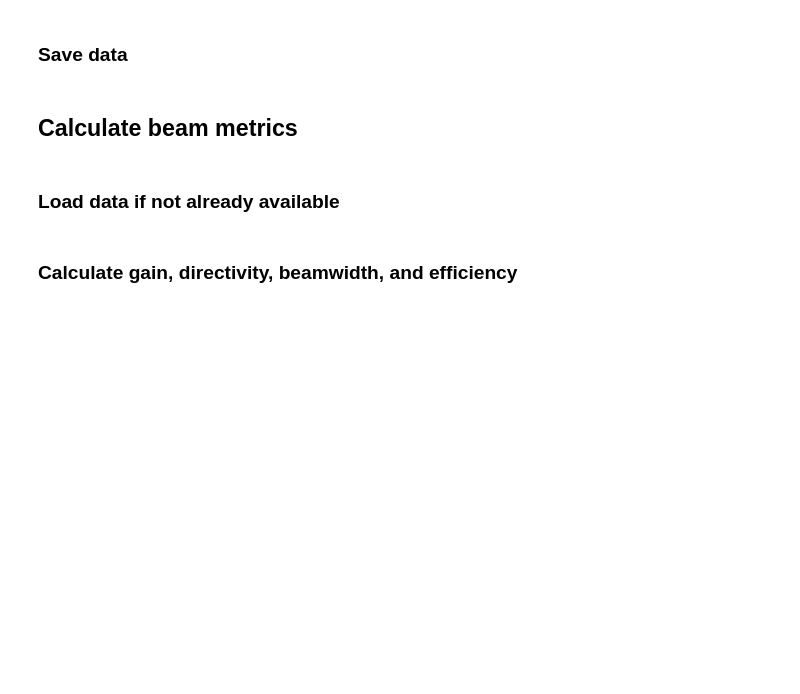
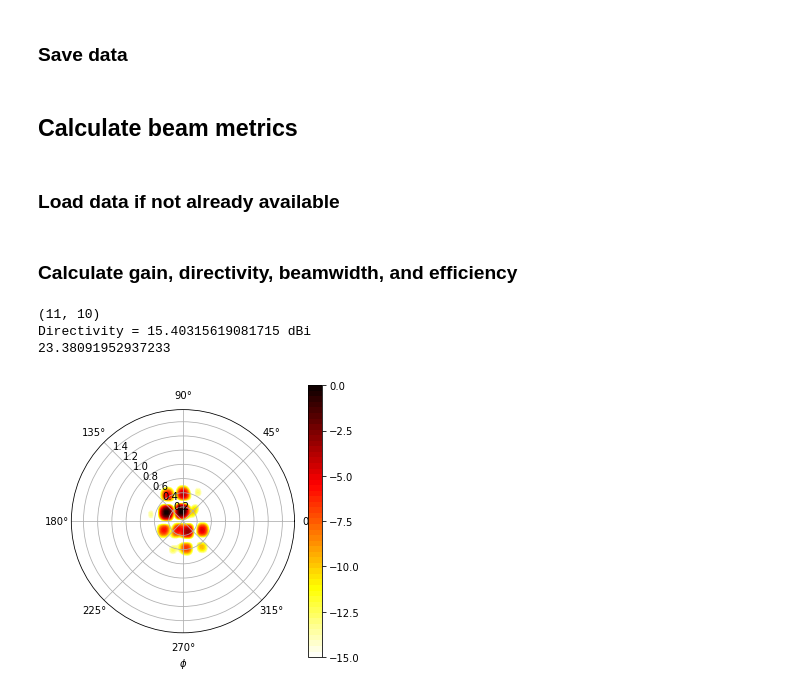
Before and after one commit to aaronvd/Acquisition-Code, a Jupyter notebook: Measurement Code/Python/Gain Measurement/NFS Script.ipynb, the cells around one changed output. Cells and saved outputs as stored; diff of their text form; code cells hidden in the pictures; blank space fills up the shorter version.

```diff
--- a/Measurement Code/Python/Gain Measurement/NFS Script.ipynb
+++ b/Measurement Code/Python/Gain Measurement/NFS Script.ipynb
@@ -441,2 +438,51 @@ SGA = scipy.io.loadmat('Path/to/standard/antenna/file')
+# %%
+AUT = scipy.io.loadmat('C:/Users/smithlab/Documents/Near_Field_Scans/Mike_Antenna_2022-02-10')
+SGA = scipy.io.loadmat('C:/Users/smithlab/Documents/Near_Field_Scans/Mike_Antenna_2022-02-10')
 # %% [markdown]
 ### Calculate gain, directivity, beamwidth, and efficiency
+# %%
+Theta_far = AUT['Theta_far']
+Phi_far = AUT['Phi_far']
+E_AUT = AUT['E_far']
+f = AUT['f']
+
+Lx_ap = 130
+Ly_ap = 120
+
+U_int = np.abs(np.sum(E_AUT * np.conjugate(E_AUT), 4)).astype(np.float32)
+P_rad = np.trapz(np.trapz(U_int, np.unique(Theta_far), axis=0), np.unique(Phi_far), axis=0)
+print(P_rad.shape)
+
+C = 3E8
+lam = C/f[0,:]
+
+D_max = 4*np.pi*np.amax(U_int, axis=(0,1))/P_rad
+f_indx = np.argmin(np.abs(f - 10E9))
+print('Directivity =', 10*np.log10(D_max[f_indx,0]), 'dBi')
+D_theoretical = 4*np.pi*(Lx_ap/1000 * Ly_ap/1000)/lam[f_indx]**2
+print(10*np.log10(D_theoretical))
+# %% [output]
+(11, 10)
+Directivity = 15.40315619081715 dBi
+23.38091952937233
+# %%
+f_indx = np.argmin(np.abs(f - 10E9))
+m_indx = 0
+
+# fig, ax1 = plt.subplots(1, 1, figsize=(5,5))
+# ax1.imshow(measurements[:,:,0,0,0], extent=(np.min(x_probe), np.max(x_probe), np.min(y_probe), np.max(y_probe)))
+# ax1.set_xlabel('x (mm)')
+# ax1.set_ylabel('y (mm)')
+# plt.show()
+
+fig, ax2 = plt.subplots(subplot_kw=dict(projection='polar'), figsize=(5,5))
+cs = ax2.contourf(Phi_far, Theta_far, 10*np.log10(E_int[:,:,f_indx,m_indx]/np.amax(E_int[:,:,f_indx,m_indx])),
+            np.linspace(-15, 0, 50),
+            cmap=plt.cm.hot_r)
+ax2.grid(True)
+ax2.set_rlabel_position(135)
+fig.colorbar(cs, ticks=np.linspace(-15, 0, 7))
+plt.xlabel('$\phi$')
+plt.show()
+# %% [output]
+[figure, added]
```
Also changed, not shown: parts of 2 cells of this notebook.
